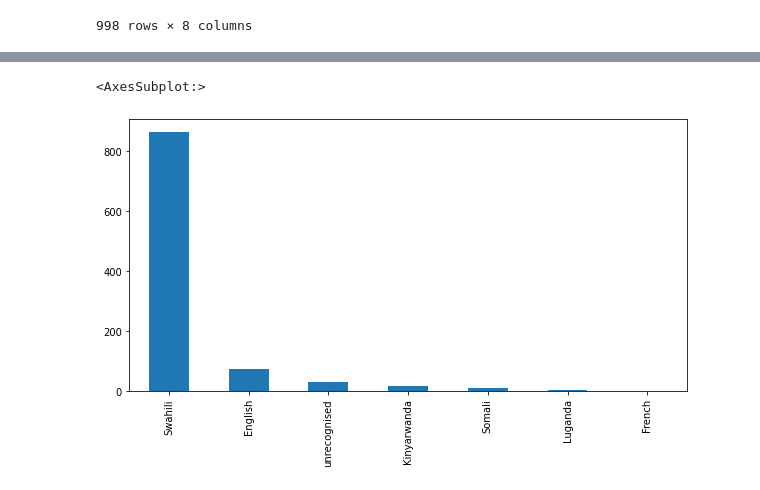
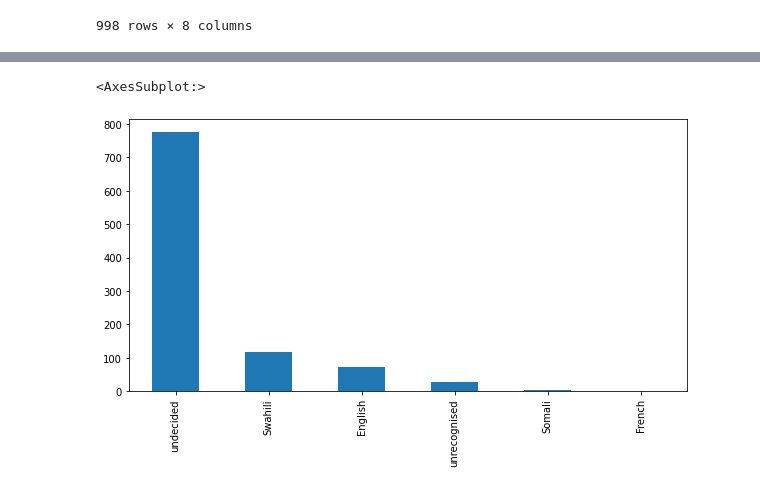
Before and after one commit to code-with-roz/Commuter_sentiment_analysis, a Jupyter notebook: Code/Copy_of_Integrate_afrolid_with_your_code.ipynb, the cells around one changed output, grey strips where cells are left out. Saved outputs shown, nothing was run; the diff lists cells and outputs as text; code cells hidden in the pictures.

```diff
--- a/Code/Copy_of_Integrate_afrolid_with_your_code.ipynb
+++ b/Code/Copy_of_Integrate_afrolid_with_your_code.ipynb
@@ -351,3 +327,17 @@ def get_final_language(df_new):
+# %%
+df = pd.read_csv('/content/drive/MyDrive/MIT/MIT 807 mini-dissertation/Data/{}_tweets_with_LID.csv'.format(country))
+# %%
+from collections import Counter
+
+def get_majority_lid(row):
+    languages = [row['predict_name_afrolid'], row['predict_name_cld3'], row['predict_name_franc']]
+    c = Counter(languages)
+    majority_count = c.most_common()[0][1]
+    if majority_count > 1:
+        return c.most_common()[0][0]
+    else:
+        return 'undecided'
 # %%
-df_new['final_language'] = df_new.apply(get_final_language, axis=1)
+df['final_language'] = df.apply(get_majority_lid, axis=1)
+df
 # %% [output]
@@ -375,7 +357,6 @@ df_new
 # %%
 # find the language distribution of the final labels
-
-df_new['final_language'].value_counts().plot.bar(figsize=(10,5), fontsize=10)
+df['final_language'].value_counts().plot.bar(figsize=(10,5), fontsize=10)
 # %% [output]
 <AxesSubplot:>
-[figure, old version]
+[figure, new version]
```
Also changed, not shown: parts of 13 cells of this notebook.
